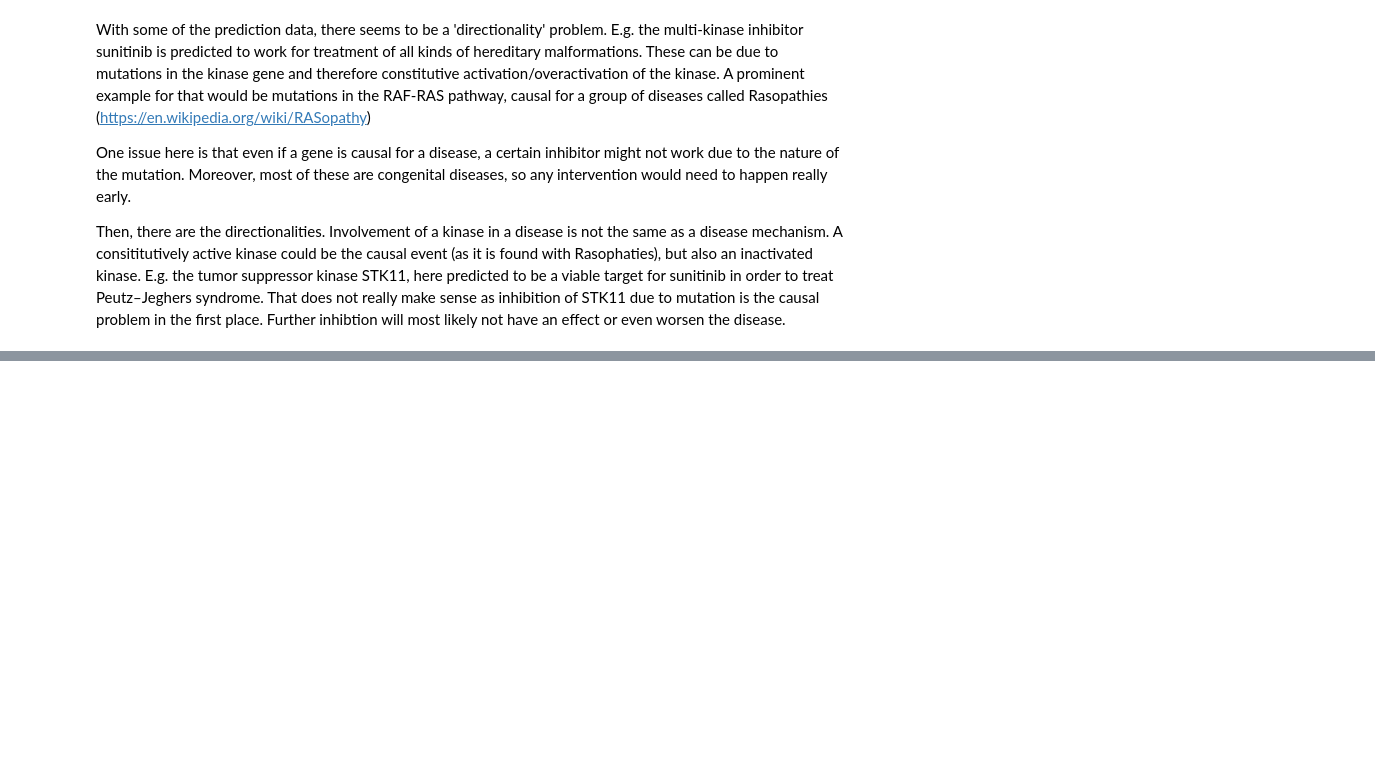
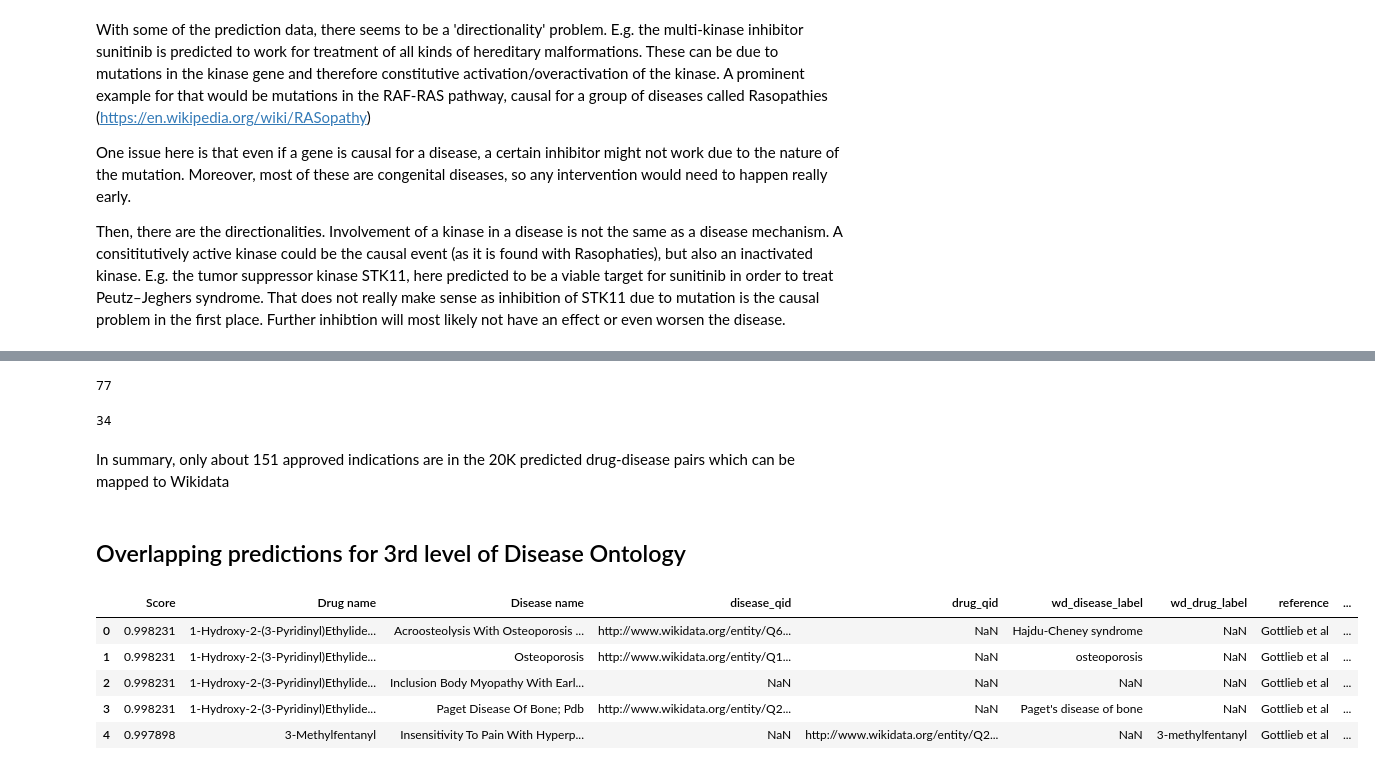
Before and after one commit to sebotic/wikidata_notebooks, a Jupyter notebook: Gottlieb paper data prep.ipynb, the cells around one changed output, grey strips where cells are left out. Drawn from its saved outputs; the diff is of its cells as text; code cells hidden in the pictures; blank space fills up the shorter version.

Commit message:
DO mappings on varying levels

```diff
--- a/Gottlieb paper data prep.ipynb
+++ b/Gottlieb paper data prep.ipynb
@@ -1589,0 +1594,3 @@ Then, there are the directionalities. Involvement of a kinase in a disease is no
+# %%
+pd.set_option('display.max_rows', 420)
+ddup.loc[ddup['drug_qid'] == 'http://www.wikidata.org/entity/Q244408', ['Disease name', 'reference']]
@@ -1589,0 +1615,2 @@ Then, there are the directionalities. Involvement of a kinase in a disease is no
+# %%
+pd.reset_option('display.max_rows')
@@ -1589,0 +1671,13 @@ Then, there are the directionalities. Involvement of a kinase in a disease is no
+# %%
+approved_indication_match_count = 0
+drug_set = set()
+disease_set = set()
+for c, x in all_data.iterrows():
+    if pd.notnull(x['drug_qid']) and pd.notnull(x['disease_qid']):
+        if (x['drug_qid'], x['disease_qid']) in drugcentral_mapped_indications:
+            approved_indication_match_count += 1
+            print(x['wd_drug_label'], x['wd_disease_label'], x['reference'])
+            drug_set.add(x['wd_drug_label'])
+            disease_set.add(x['wd_disease_label'])
+
+approved_indication_match_count
@@ -1589,0 +1703,45 @@ Then, there are the directionalities. Involvement of a kinase in a disease is no
+# %%
+print(len(drug_set))
+# %% [output]
+77
+# %%
+print(len(disease_set))
+# %% [output]
+34
+# %% [markdown]
+In summary, only about 151 approved indications are in the 20K predicted drug-disease pairs which can be mapped to Wikidata
+# %% [markdown]
+## Overlapping predictions for 3rd level of Disease Ontology
+# %%
+# all_pred_third_layer = all_data.drop_duplicates()
+import numpy as np
+
+third_layer_qid_series = pd.Series(name='third_layer_qid')
+third_layer_label_series = pd.Series(name='third_layer_label')
+for c, x in all_data.iterrows():
+    disease_qid = x['disease_qid']
+
+    length = len(third_layer_qid_series)
+    if pd.notnull(disease_qid) and disease_qid in third_layer_map:
+        qid, label = third_layer_map[disease_qid]
+#         all_data.loc[c, 'third_layer_qid'] = third_layer_map[disease_qid][0]
+#         all_data.loc[c, 'third_layer_label'] = third_layer_map[disease_qid][1]
+
+        third_layer_qid_series.at[length] = qid
+        third_layer_label_series.at[length] = label
+    else:
+        third_layer_qid_series.at[length] = np.NaN
+        third_layer_label_series.at[length] = np.NaN
+
+# print(third_layer_label_series)
+
+all_data_concat = pd.concat([all_data, third_layer_qid_series, third_layer_label_series], axis=1)
+# %%
+all_data_concat.head()
+# %% [output]
+|  | Score | Drug name | Disease name | disease_qid | drug_qid | wd_disease_label | wd_drug_label | reference | ... |
+| 0 | 0.998231 | 1-Hydroxy-2-(3-Pyridinyl)Ethylide... | Acroosteolysis With Osteoporosis ... | http://www.wikidata.org/entity/Q6... | NaN | Hajdu-Cheney syndrome | NaN | Gottlieb et al | ... |
+| 1 | 0.998231 | 1-Hydroxy-2-(3-Pyridinyl)Ethylide... | Osteoporosis | http://www.wikidata.org/entity/Q1... | NaN | osteoporosis | NaN | Gottlieb et al | ... |
+| 2 | 0.998231 | 1-Hydroxy-2-(3-Pyridinyl)Ethylide... | Inclusion Body Myopathy With Earl... | NaN | NaN | NaN | NaN | Gottlieb et al | ... |
+| 3 | 0.998231 | 1-Hydroxy-2-(3-Pyridinyl)Ethylide... | Paget Disease Of Bone; Pdb | http://www.wikidata.org/entity/Q2... | NaN | Paget's disease of bone | NaN | Gottlieb et al | ... |
+| 4 | 0.997898 | 3-Methylfentanyl | Insensitivity To Pain With Hyperp... | NaN | http://www.wikidata.org/entity/Q2... | NaN | 3-methylfentanyl | Gottlieb et al | ... |
```
Also changed, not shown: parts of 78 cells of this notebook.
